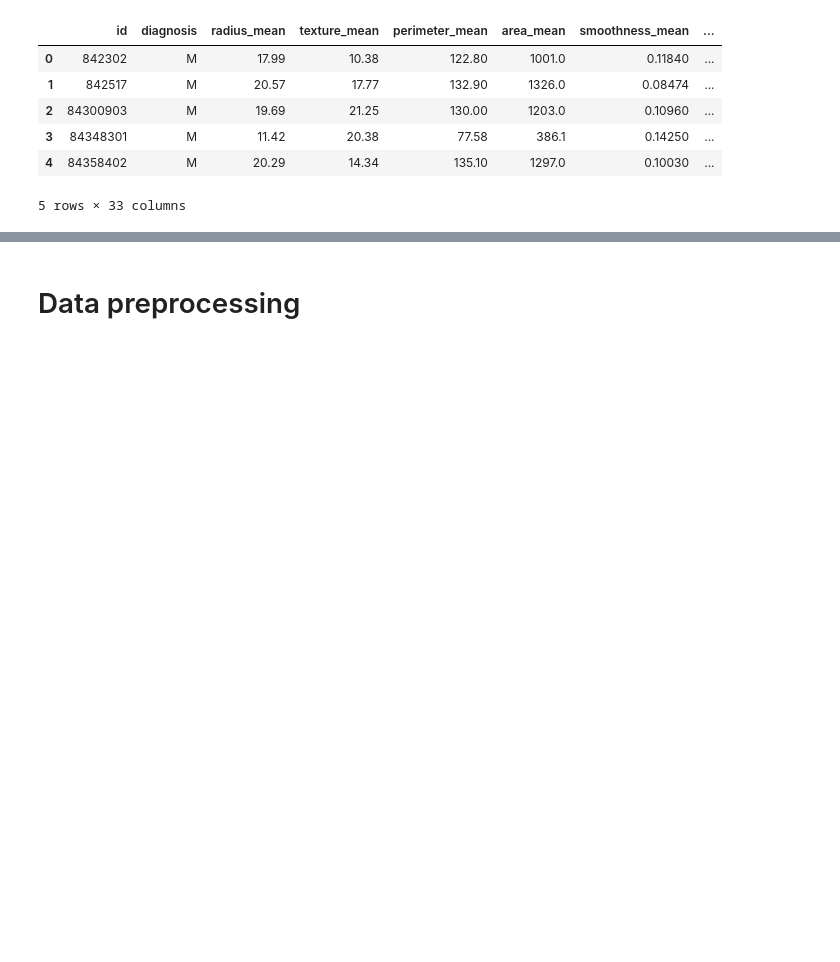
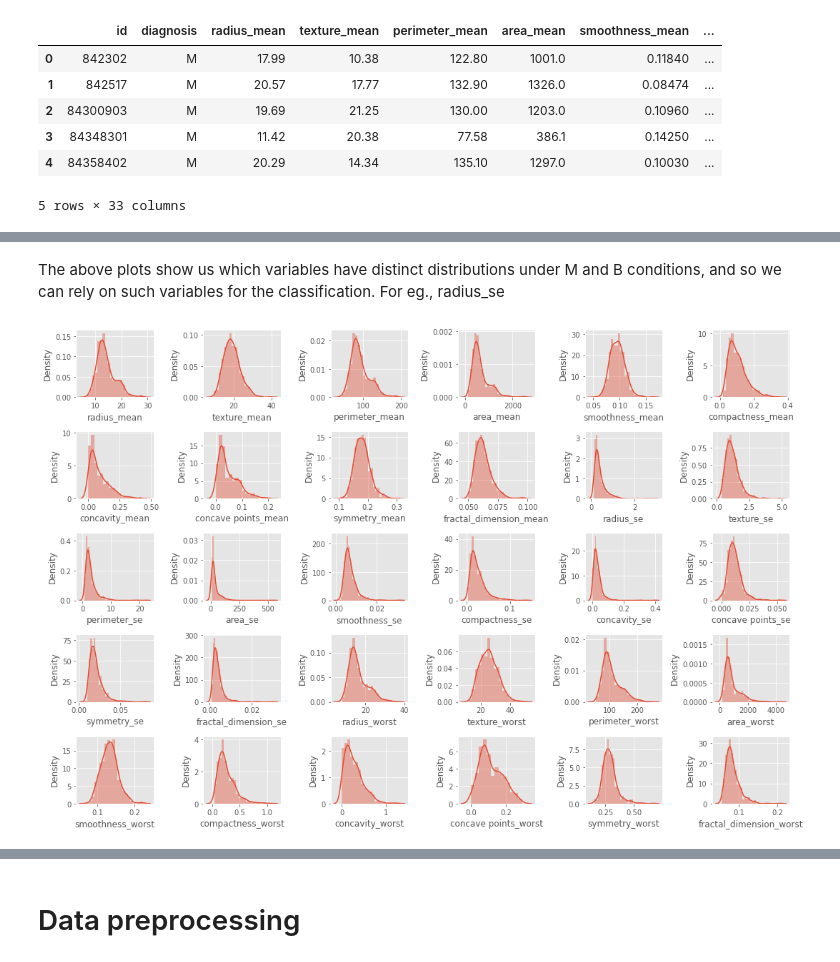
Before and after one commit to swathianil/Logistic-Regression-Breast-Cancer-Wisconsin-Diagnostic-, a Jupyter notebook: Roadmap_to_Logistic_Regression.ipynb, the cells around one changed output, grey strips where cells are left out. Saved outputs shown, nothing was run; the diff lists cells and outputs as text; code cells hidden in the pictures; blank space fills up the shorter version.

```diff
--- a/Roadmap_to_Logistic_Regression.ipynb
+++ b/Roadmap_to_Logistic_Regression.ipynb
@@ -37,0 +138,19 @@ df.head()
+# %% [markdown]
+The above plots show us which variables have distinct distributions under M and B conditions, and so we can rely on such variables for the classification. For eg., radius_se
+# %%
+# Data distribution
+plt.figure(figsize = (15, 10))
+plotnumber = 1
+
+for column in X:
+    if plotnumber <= 30:
+        ax = plt.subplot(5, 6, plotnumber)
+        sns.distplot(X[column])
+        plt.xlabel(column)
+
+    plotnumber += 1
+
+plt.tight_layout()
+plt.show()
+# %% [output]
+[figure, added]
```
Also changed, not shown: parts of 48 cells of this notebook.
